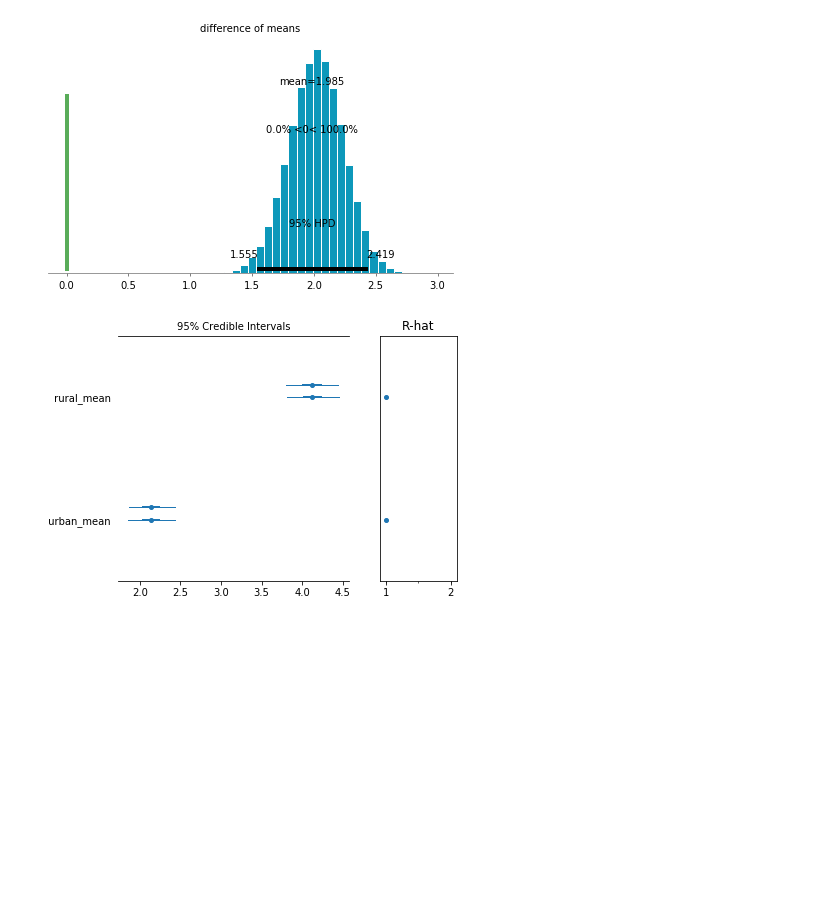
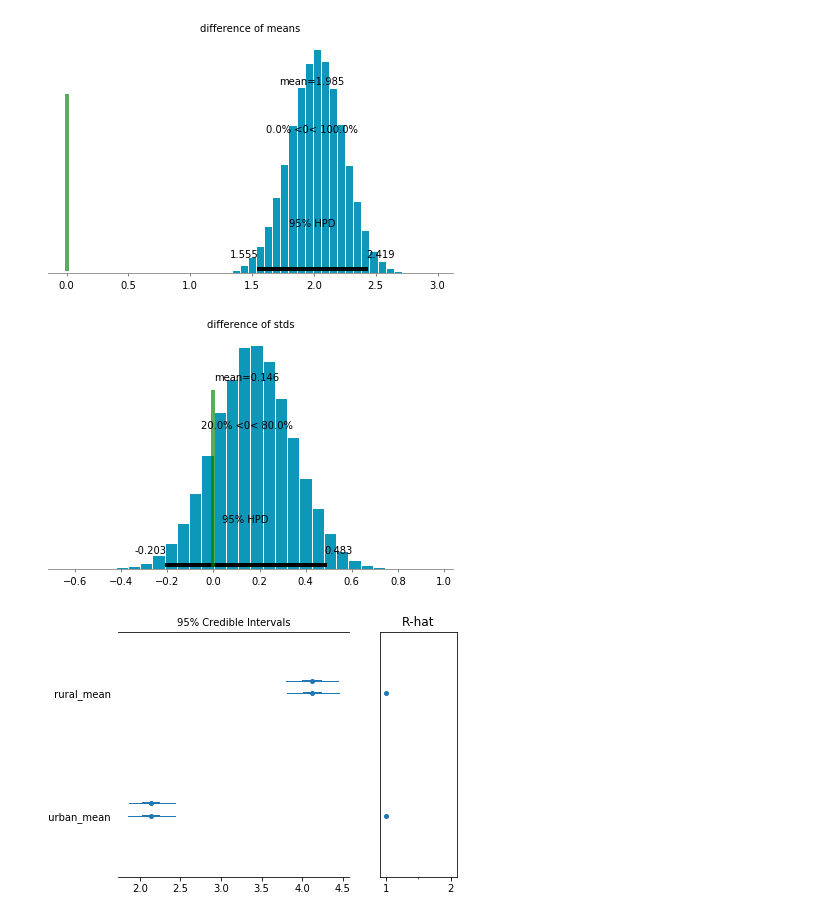
Before and after one commit to ian-flores/Hurricane_Maria_Mortality_Analysis, a Jupyter notebook: analysis/src/Inference_NB.ipynb, the cells around one changed output. Drawn from its saved outputs; the diff is of its cells as text; code cells hidden in the pictures; blank space fills up the shorter version.

```diff
--- a/analysis/src/Inference_NB.ipynb
+++ b/analysis/src/Inference_NB.ipynb
@@ -110,6 +111,11 @@ pm.plot_posterior(trace, varnames = ['difference of means'], color = '#0d98ba',
 plt.savefig('figs/difference_of_means.png')
 # %% [output]
 [figure]
+# %%
+pm.plot_posterior(trace, varnames = ['difference of stds'], color = '#0d98ba', ref_val=0)
+plt.savefig('figs/difference_of_stds.png')
+# %% [output]
+[figure, added]
 # %%
 pm.forestplot(trace, varnames = ['rural_mean', 'urban_mean'])
 plt.savefig('figs/forestplot_means.png')
```
Also changed, not shown: parts of 1 cell of this notebook, 6 other files.
